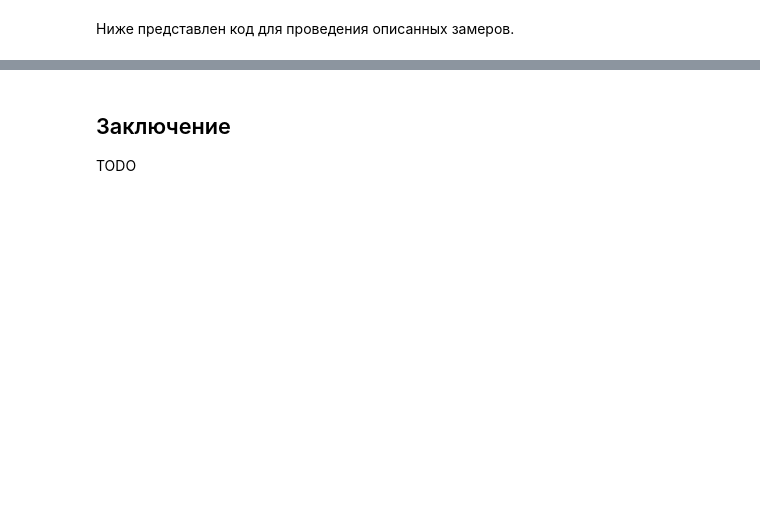
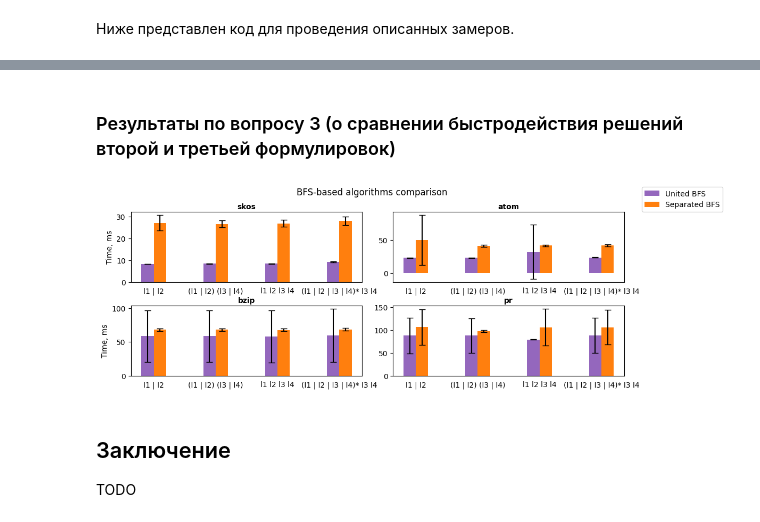
Before and after one commit to shlegelal/formal-lang-course, a Jupyter notebook: experiments/rpq_comparison.ipynb, the cells around one changed output, grey strips where cells are left out. Drawn from its saved outputs; the diff is of its cells as text; code cells hidden in the pictures; blank space fills up the shorter version.

```diff
--- a/experiments/rpq_comparison.ipynb
+++ b/experiments/rpq_comparison.ipynb
@@ -755,3 +1021,67 @@ TODO
+# %% [markdown]
+### Результаты по вопросу 3 (о сравнении быстродействия решений второй и третьей формулировок)
+# %%
+def show_plots_3(
+    res: list[list[tuple[tuple[tuple[float, float], tuple[float, float], tuple[float, float]], tuple[
+        tuple[float, float], tuple[float, float], tuple[float, float]]]]]
+):
+    fig_size = (2.5 * len(REGEXES), len(GRAPHS))
+    label_locations = np.arange(len(REGEXES))
+    bar_width = 0.2
+    cap_size = 4
+
+    fig: plt.Figure
+    fig, axs = plt.subplots(len(GRAPHS) // 2, 2, figsize=fig_size)
+
+    fig.suptitle("BFS-based algorithms comparison")
+    fig.tight_layout()
+
+    ax: plt.Axes
+    for g_i, ax in enumerate(axs.flat):
+        graph_name = GRAPHS[g_i].name
+        graph_results = res[g_i]
+
+        ax.set_xlabel(graph_name, weight="bold")
+        ax.xaxis.set_label_position("top")
+
+        ax.set_xticks(label_locations, REGEXES.keys())
+        ax.tick_params(axis='x', which='both', bottom=False)
+        if g_i % len(axs[0]) == 0:
+            ax.set_ylabel("Time, ms")
+
+        pycubool_algo2_means = [rs[1][1][0] for rs in graph_results]
+        pycubool_algo2_stdevs = [rs[1][1][1] for rs in graph_results]
+        ax.bar(
+            label_locations - bar_width / 2,
+            pycubool_algo2_means,
+            bar_width,
+            yerr=pycubool_algo2_stdevs,
+            color="tab:purple",
+            label=ALGO_NAMES[1],
+            capsize=cap_size,
+        )
+
+        pycubool_algo3_means = [rs[1][2][0] for rs in graph_results]
+        pycubool_algo3_stdevs = [rs[1][2][1] for rs in graph_results]
+        ax.bar(
+            label_locations + bar_width / 2,
+            pycubool_algo3_means,
+            bar_width,
+            yerr=pycubool_algo3_stdevs,
+            color="tab:orange",
+            label=ALGO_NAMES[2],
+            capsize=cap_size,
+        )
+
+    handles, labels = axs[-1][-1].get_legend_handles_labels()
+    fig.legend(handles, labels, bbox_to_anchor=(1, 1), loc="upper left")
+
+    plt.show()
+
+
+show_plots_3(fixed_starts_res)
+# %% [output]
+[figure, added]
 # %% [markdown]
 ## Заключение
 
```
Also changed, not shown: parts of 17 cells of this notebook.
